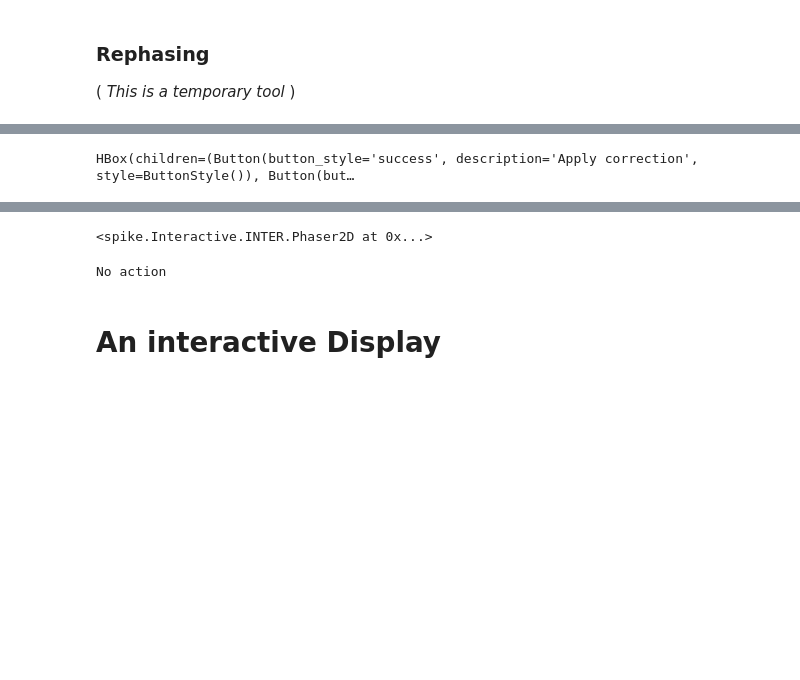
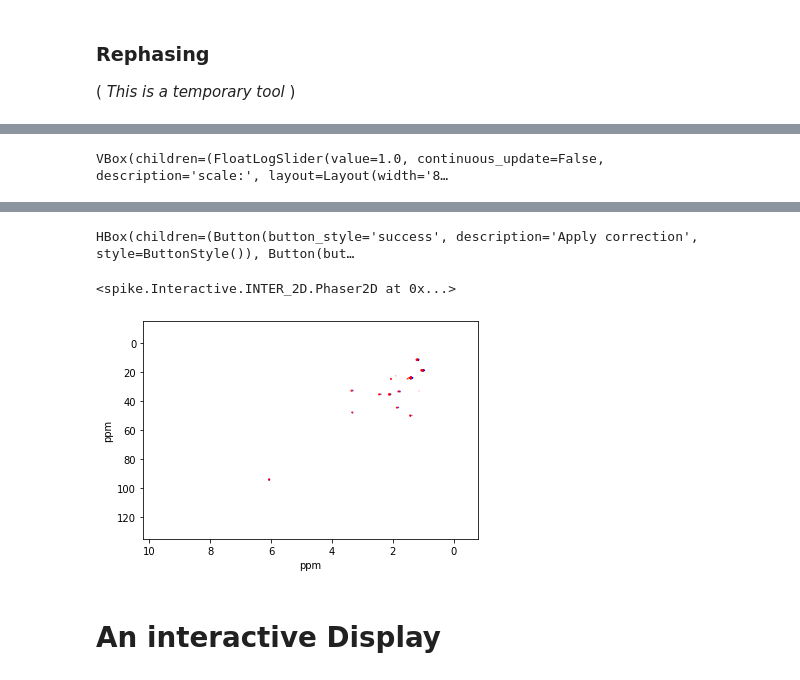
Before and after one commit to spike-project/spike, a Jupyter notebook: Notebooks/Proc2DNMR.ipynb, the cells around one changed output, grey strips where cells are left out. Cells and saved outputs as stored; diff of their text form; code cells hidden in the pictures; blank space fills up the shorter version.

Commit message:
First improvement on interactive tools

```diff
--- a/Notebooks/Proc2DNMR.ipynb
+++ b/Notebooks/Proc2DNMR.ipynb
@@ -151,5 +134,6 @@ data-set is hypercomplex (order 2)
 ### Rephasing
 ( *This is a temporary tool* )
 # %%
-I.Phaser2D(D2)
+reload(I2D)
+I2D.Phaser2D(D2)
 # %% [output]
@@ -157 +141 @@ VBox(children=(FloatLogSlider(value=1.0, continuous_update=False, description='s
-HBox(children=(Button(button_style='success', description='Apply correction', style=ButtonStyle()), Button(but…
+VBox(children=(FloatLogSlider(value=1.0, continuous_update=False, description='scale:', layout=Layout(width='8…
@@ -160,5 +142,6 @@ HBox(children=(Button(button_style='success', description='Apply correction', st
-<spike.Interactive.INTER.Phaser2D at 0x...>
+HBox(children=(Button(button_style='success', description='Apply correction', style=ButtonStyle()), Button(but…
-No action
+<spike.Interactive.INTER_2D.Phaser2D at 0x...>
+[figure, added]
 # %% [markdown]
 # An interactive Display
 # %%
```
Also changed, not shown: parts of 9 cells of this notebook, 6 other files.
